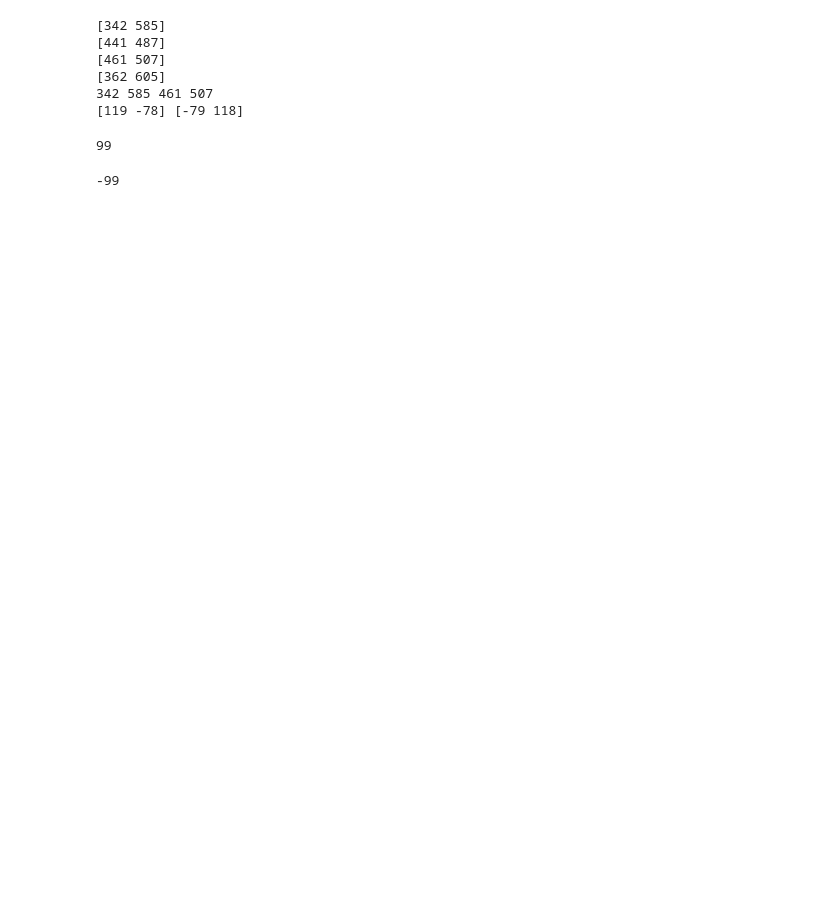
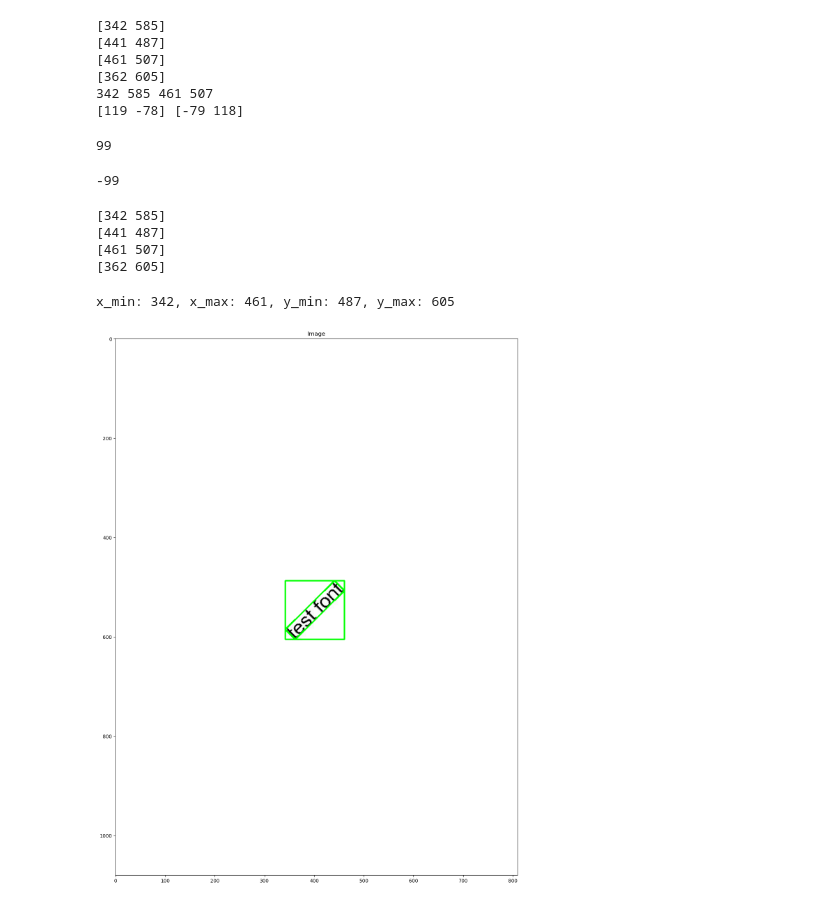
Before and after one commit to vn01122003/detect, a Jupyter notebook: kiệt.ipynb, the cells around one changed output. Drawn from its saved outputs; the diff is of its cells as text; code cells hidden in the pictures; blank space fills up the shorter version.

```diff
--- a/kiệt.ipynb
+++ b/kiệt.ipynb
@@ -172,3 +168,49 @@ x3, y3 = box [3]
 print(x3-x2)
 # %% [output]
 -99
+# %%
+for x in range(4):
+  print(box[x])
+# %% [output]
+[342 585]
+[441 487]
+[461 507]
+[362 605]
+# %%
+def find_min_max(box):
+    # Khởi tạo các giá trị lớn nhất và nhỏ nhất ban đầu từ phần tử đầu tiên
+    x_min, y_min = box[0]
+    x_max, y_max = box[0]
+
+    # Duyệt qua các phần tử còn lại trong danh sách
+    for x, y in box:
+        # Cập nhật x_min và x_max
+        if x < x_min:
+            x_min = x
+        if x > x_max:
+            x_max = x
+
+        # Cập nhật y_min và y_max
+        if y < y_min:
+            y_min = y
+        if y > y_max:
+            y_max = y
+
+    return x_min, x_max, y_min, y_max
+
+# Ví dụ box[a] trong range(4) với các giá trị trả về là các cặp (x, y)
+
+# Gọi hàm để tìm các giá trị min và max
+x_min, x_max, y_min, y_max = find_min_max(box)
+
+# In kết quả
+print(f"x_min: {x_min}, x_max: {x_max}, y_min: {y_min}, y_max: {y_max}")
+# %% [output]
+x_min: 342, x_max: 461, y_min: 487, y_max: 605
+# %%
+top_left = (x_min, y_min)
+bottom_right = (x_max, y_max)
+cv2.rectangle(image_color, top_left, bottom_right, (0, 255, 0), 2)
+ShowOneImage(image_color)
+# %% [output]
+[figure, added]
```
Also changed, not shown: parts of 7 cells of this notebook, 10 other files.
